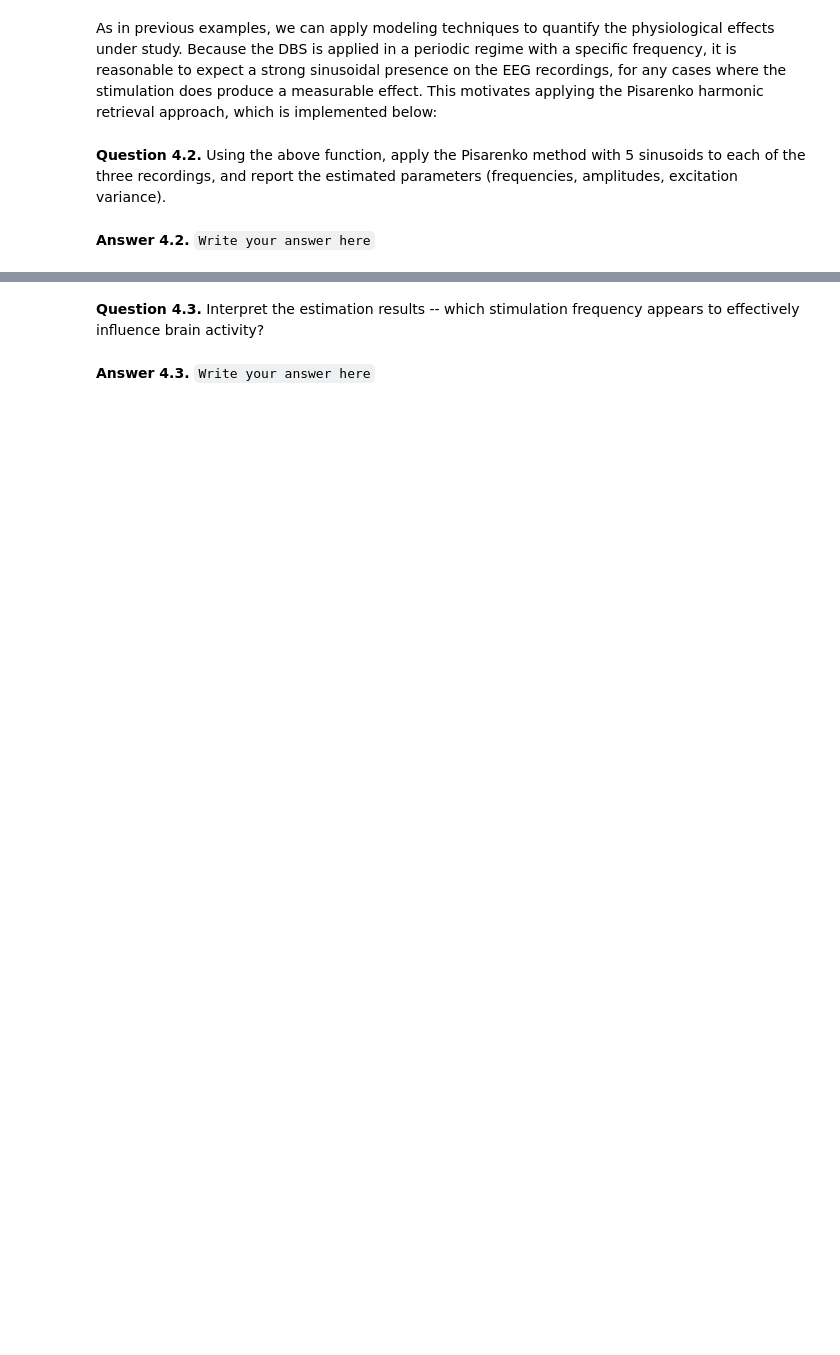
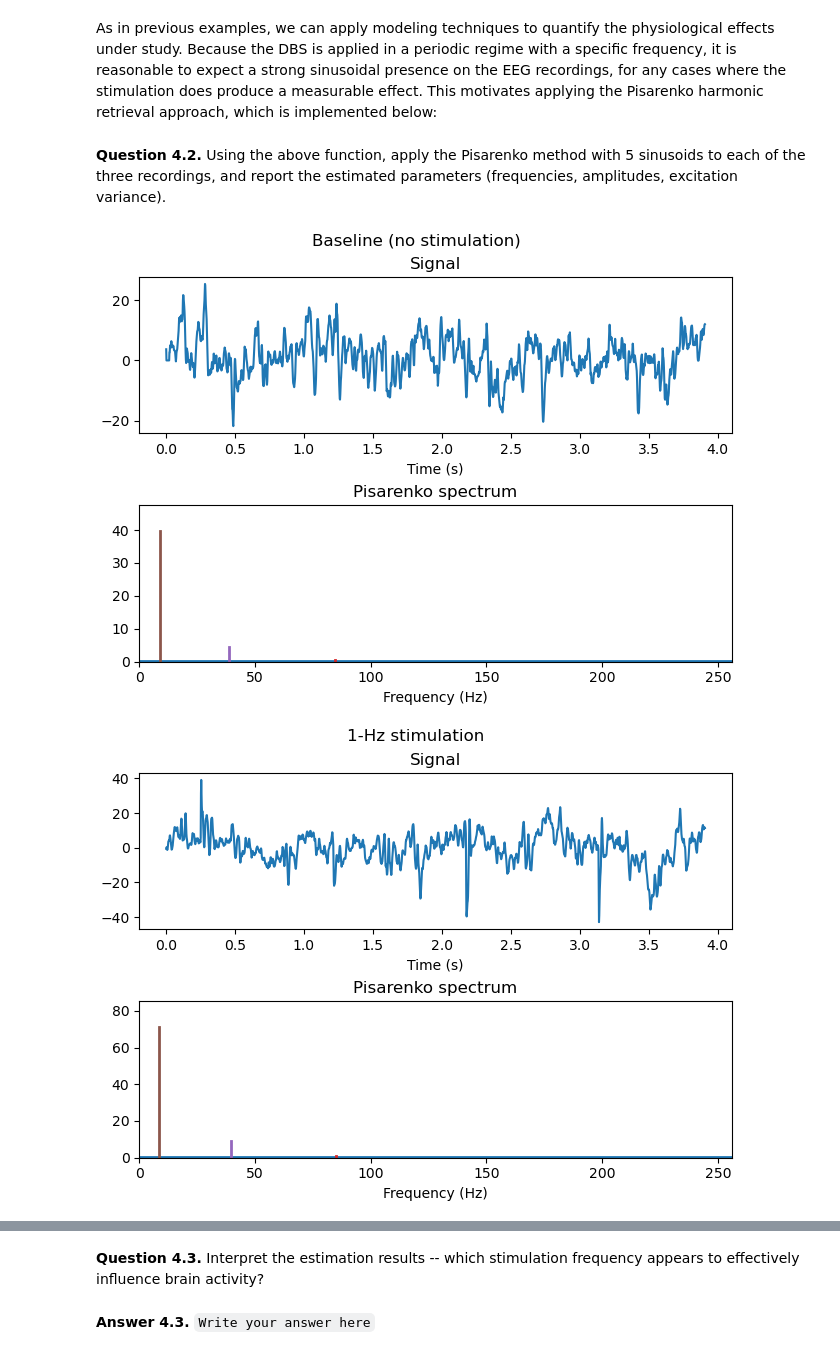
Before and after one commit to ricardo2911/labo, a Jupyter notebook: Labo_06/Lab_LinearModels2.ipynb, the cells around one changed output, grey strips where cells are left out. Drawn from its saved outputs; the diff is of its cells as text; code cells hidden in the pictures; blank space fills up the shorter version.

```diff
--- a/Labo_06/Lab_LinearModels2.ipynb
+++ b/Labo_06/Lab_LinearModels2.ipynb
@@ -528,5 +543,16 @@ def pisarenko(x, p, fs, Aff=0):
     return f, pp, sg2
 # %% [markdown]
 **Question 4.2.** Using the above function, apply the Pisarenko method with 5 sinusoids to each of the three recordings, and report the estimated parameters (frequencies, amplitudes, excitation variance).
-# %% [markdown]
-**Answer 4.2.** `Write your answer here`
+# %%
+
+data=[]
+for i, title in  enumerate(ttl):
+   f, pp, sg2=pisarenko(eeg[:,i], 5, fs, Aff=1)
+   plt.suptitle(title)
+
+   data.append([title, 'frequency',"", *np.round(f,3)])
+   data.append([title, 'Amplitude',"",*np.round(pp,3)])
+   data.append([title, 'variance', np.round(sg2,3)]+5*[""])
+# %% [output]
+[figure, added]
+[figure, added]
```
Also changed, not shown: parts of 14 cells of this notebook, 1 other file.
